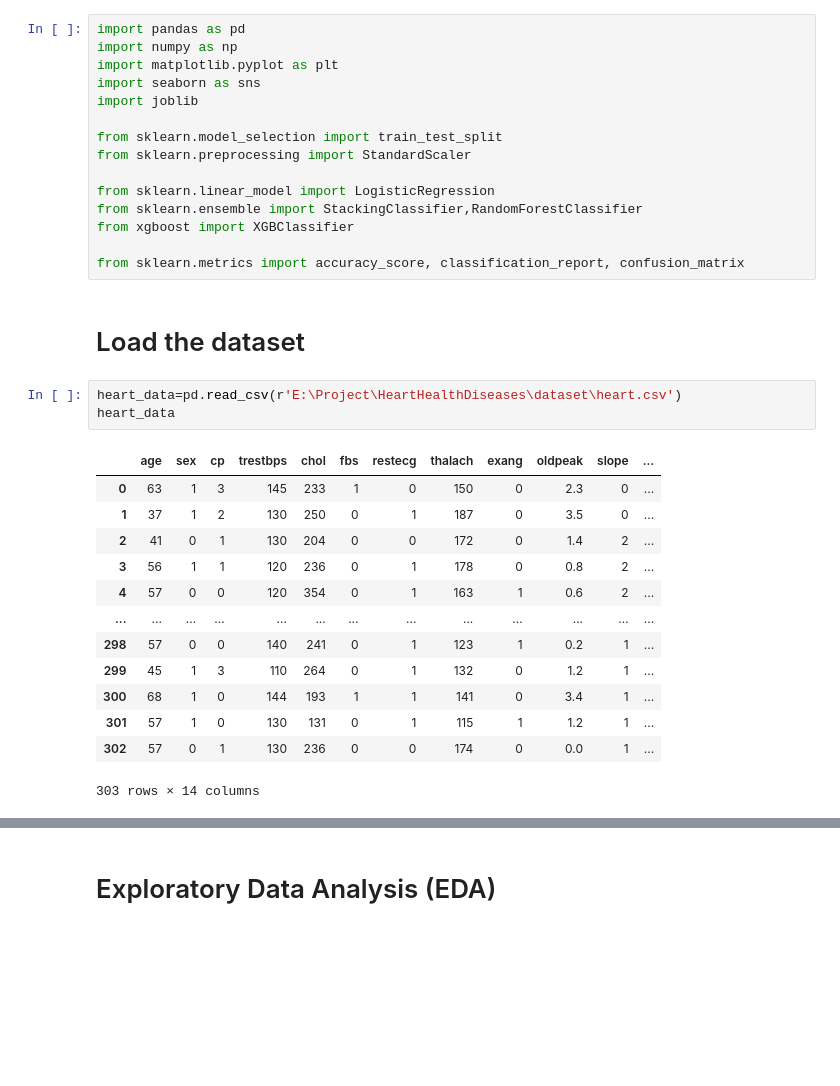
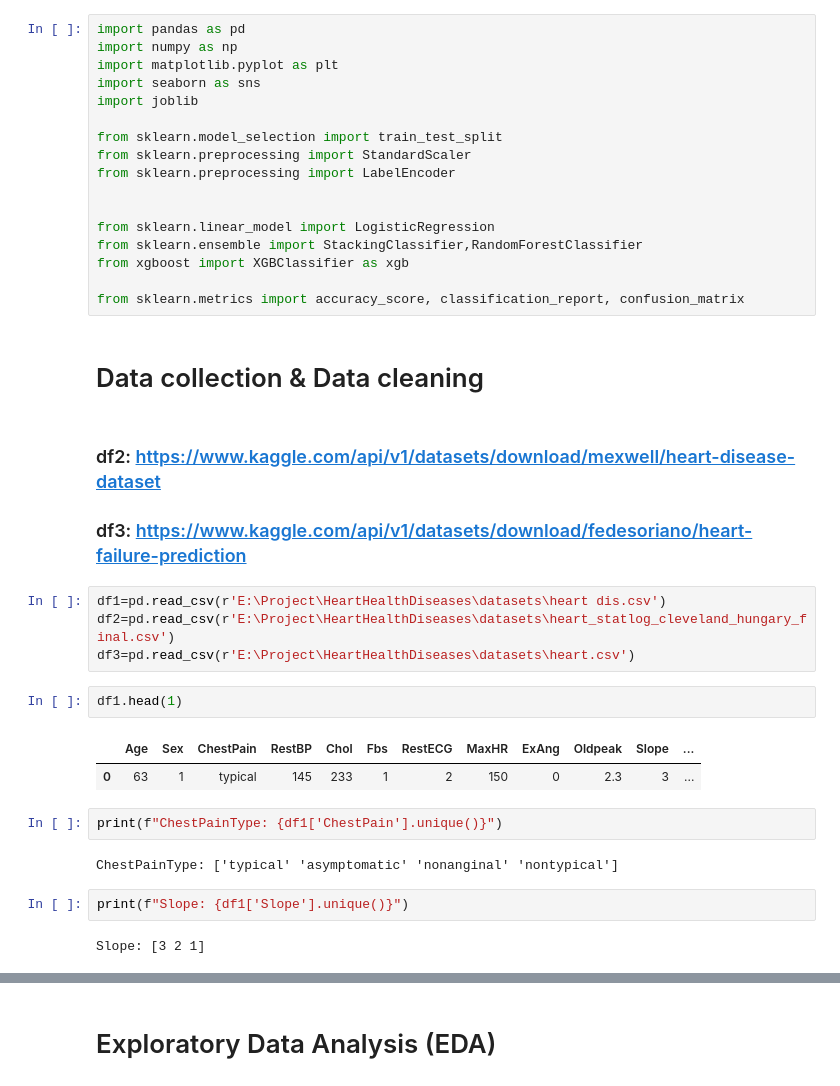
Before and after one commit to n-hesham/HeartHealthDiseases, a Jupyter notebook: build_model&analsis/heart_model(source code).ipynb, the cells around one changed output, grey strips where cells are left out. Saved outputs shown, nothing was run; the diff lists cells and outputs as text; blank space fills up the shorter version.

```diff
--- a/build_model&analsis/heart_model(source code).ipynb
+++ b/build_model&analsis/heart_model(source code).ipynb
@@ -7,28 +7,35 @@ import joblib
 
 from sklearn.model_selection import train_test_split
 from sklearn.preprocessing import StandardScaler
+from sklearn.preprocessing import LabelEncoder
+
 
 from sklearn.linear_model import LogisticRegression
 from sklearn.ensemble import StackingClassifier,RandomForestClassifier
-from xgboost import XGBClassifier
+from xgboost import XGBClassifier as xgb
 
 from sklearn.metrics import accuracy_score, classification_report, confusion_matrix
 # %% [markdown]
-# Load the dataset
+# Data collection & Data cleaning
+# %% [markdown]
+
+
+### df2: https://www.kaggle.com/api/v1/datasets/download/mexwell/heart-disease-dataset
+### df3: https://www.kaggle.com/api/v1/datasets/download/fedesoriano/heart-failure-prediction
+# %%
+df1=pd.read_csv(r'E:\Project\HeartHealthDiseases\datasets\heart dis.csv')
+df2=pd.read_csv(r'E:\Project\HeartHealthDiseases\datasets\heart_statlog_cleveland_hungary_final.csv')
+df3=pd.read_csv(r'E:\Project\HeartHealthDiseases\datasets\heart.csv')
 # %%
-heart_data=pd.read_csv(r'E:\Project\HeartHealthDiseases\dataset\heart.csv')
-heart_data
+df1.head(1)
 # %% [output]
-|  | age | sex | cp | trestbps | chol | fbs | restecg | thalach | exang | oldpeak | slope | ... |
-| 0 | 63 | 1 | 3 | 145 | 233 | 1 | 0 | 150 | 0 | 2.3 | 0 | ... |
-| 1 | 37 | 1 | 2 | 130 | 250 | 0 | 1 | 187 | 0 | 3.5 | 0 | ... |
-| 2 | 41 | 0 | 1 | 130 | 204 | 0 | 0 | 172 | 0 | 1.4 | 2 | ... |
-| 3 | 56 | 1 | 1 | 120 | 236 | 0 | 1 | 178 | 0 | 0.8 | 2 | ... |
-| 4 | 57 | 0 | 0 | 120 | 354 | 0 | 1 | 163 | 1 | 0.6 | 2 | ... |
-| ... | ... | ... | ... | ... | ... | ... | ... | ... | ... | ... | ... | ... |
-| 298 | 57 | 0 | 0 | 140 | 241 | 0 | 1 | 123 | 1 | 0.2 | 1 | ... |
-| 299 | 45 | 1 | 3 | 110 | 264 | 0 | 1 | 132 | 0 | 1.2 | 1 | ... |
-| 300 | 68 | 1 | 0 | 144 | 193 | 1 | 1 | 141 | 0 | 3.4 | 1 | ... |
-| 301 | 57 | 1 | 0 | 130 | 131 | 0 | 1 | 115 | 1 | 1.2 | 1 | ... |
-| 302 | 57 | 0 | 1 | 130 | 236 | 0 | 0 | 174 | 0 | 0.0 | 1 | ... |
+|  | Age | Sex | ChestPain | RestBP | Chol | Fbs | RestECG | MaxHR | ExAng | Oldpeak | Slope | ... |
+| 0 | 63 | 1 | typical | 145 | 233 | 1 | 2 | 150 | 0 | 2.3 | 3 | ... |
-303 rows × 14 columns
+# %%
+print(f"ChestPainType: {df1['ChestPain'].unique()}")
+# %% [output]
+ChestPainType: ['typical' 'asymptomatic' 'nonanginal' 'nontypical']
+# %%
+print(f"Slope: {df1['Slope'].unique()}")
+# %% [output]
+Slope: [3 2 1]
```
Also changed, not shown: parts of 38 cells of this notebook, 10 other files.
